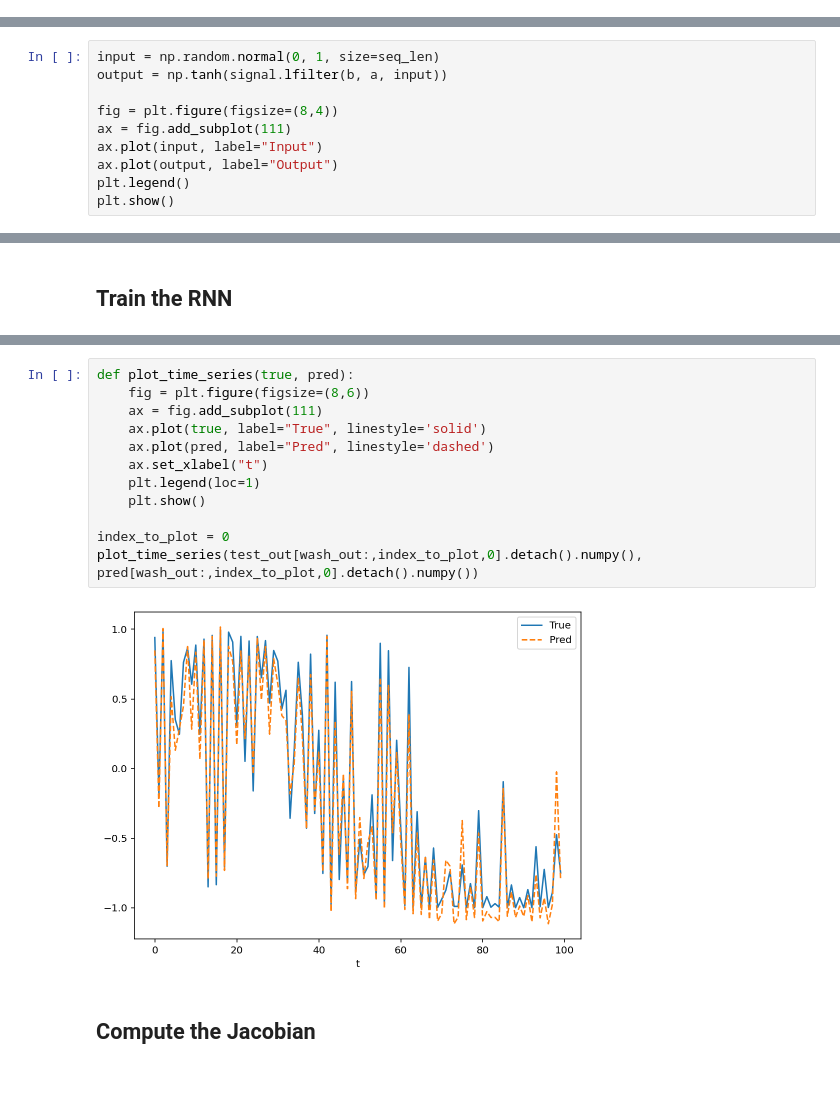
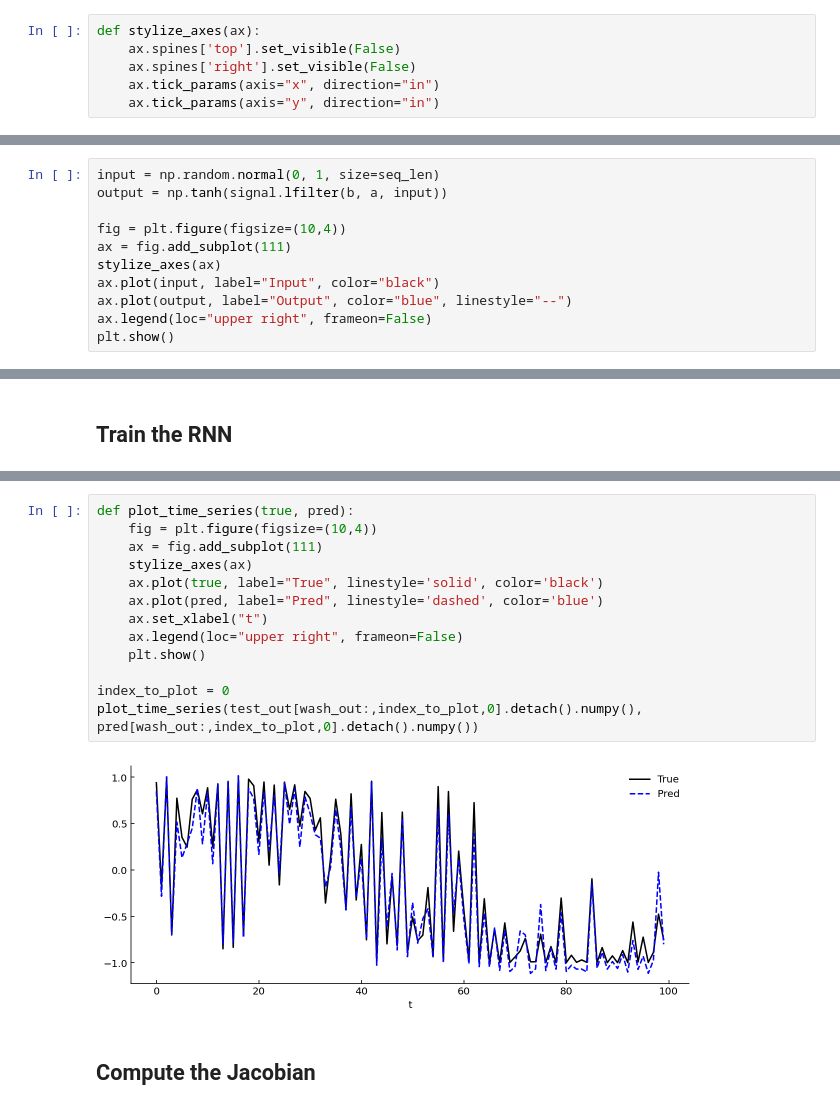
Before and after one commit to mpotta/bptt, a Jupyter notebook: RNNs as Filters/rnns_as_filters_remix.ipynb, the cells around one changed output, grey strips where cells are left out. Saved outputs shown, nothing was run; the diff lists cells and outputs as text; blank space fills up the shorter version.

```diff
--- a/RNNs as Filters/rnns_as_filters_remix.ipynb
+++ b/RNNs as Filters/rnns_as_filters_remix.ipynb
@@ -89,6 +89,12 @@ rc('mathtext',**{'default':'regular'})
 # The following %config line changes the inline figures to have a higher DPI.
 # You can comment out (#) this line if you don't have a high-DPI (~220) display.
 %config InlineBackend.figure_format = 'retina'
+# %%
+def stylize_axes(ax):
+    ax.spines['top'].set_visible(False)
+    ax.spines['right'].set_visible(False)
+    ax.tick_params(axis="x", direction="in")
+    ax.tick_params(axis="y", direction="in")
 # %%
 input = signal.unit_impulse(seq_len)
 output = np.tanh(signal.lfilter(b, a, input))
@@ -107,10 +114,11 @@ plt.show()
 input = np.random.normal(0, 1, size=seq_len)
 output = np.tanh(signal.lfilter(b, a, input))
 
-fig = plt.figure(figsize=(8,4))
+fig = plt.figure(figsize=(10,4))
 ax = fig.add_subplot(111)
-ax.plot(input, label="Input")
-ax.plot(output, label="Output")
-plt.legend()
+stylize_axes(ax)
+ax.plot(input, label="Input", color="black")
+ax.plot(output, label="Output", color="blue", linestyle="--")
+ax.legend(loc="upper right", frameon=False)
 plt.show()
 # %% [output]
@@ -401,17 +410,18 @@ plot_loss_history(loss_train, loss_test, None)
 # %%
 def plot_time_series(true, pred):
-    fig = plt.figure(figsize=(8,6))
+    fig = plt.figure(figsize=(10,4))
     ax = fig.add_subplot(111)
-    ax.plot(true, label="True", linestyle='solid')
-    ax.plot(pred, label="Pred", linestyle='dashed')
+    stylize_axes(ax)
+    ax.plot(true, label="True", linestyle='solid', color='black')
+    ax.plot(pred, label="Pred", linestyle='dashed', color='blue')
     ax.set_xlabel("t")
-    plt.legend(loc=1)
+    ax.legend(loc="upper right", frameon=False)
     plt.show()
 
 index_to_plot = 0
 plot_time_series(test_out[wash_out:,index_to_plot,0].detach().numpy(), pred[wash_out:,index_to_plot,0].detach().numpy())
 # %% [output]
-[figure, old version]
+[figure, new version]
 # %% [markdown]
 ## Compute the Jacobian
 # %%
```
Also changed, not shown: parts of 7 cells of this notebook.
